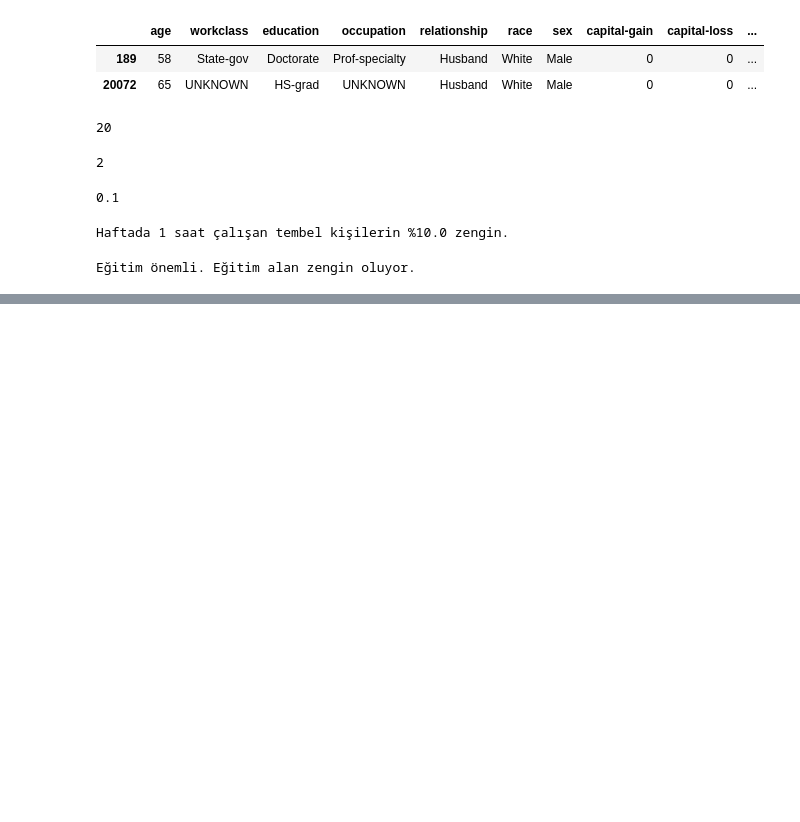
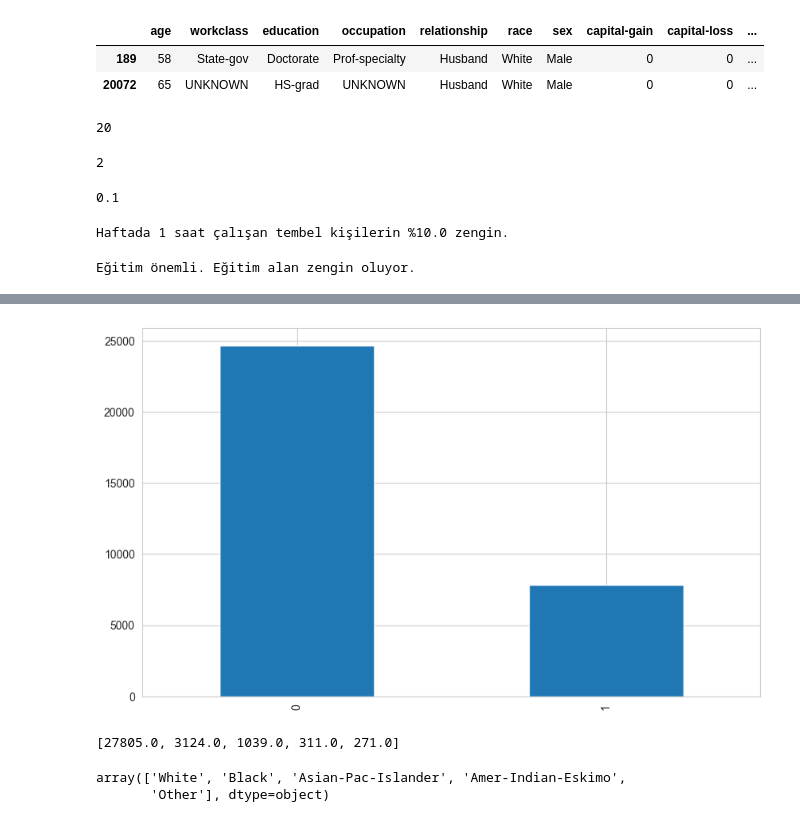
Before and after one commit to SefaYusuf/EDA, a Jupyter notebook: EDA-Ders2.ipynb, the cells around one changed output, grey strips where cells are left out. Drawn from its saved outputs; the diff is of its cells as text; code cells hidden in the pictures; blank space fills up the shorter version.

```diff
--- a/EDA-Ders2.ipynb
+++ b/EDA-Ders2.ipynb
@@ -870,0 +1206,11 @@ Eğitim önemli. Eğitim alan zengin oluyor.
+# %%
+df["salary"].value_counts().plot(kind="bar")
+plt.show()
+# %% [output]
+[figure, added]
+# %%
+pie1 = df.race.value_counts()
+pie1_list = [float(each) for each in df.race.value_counts()]
+pie1_list
+# %% [output]
+[27805.0, 3124.0, 1039.0, 311.0, 271.0]
@@ -870,0 +1253,5 @@ Eğitim önemli. Eğitim alan zengin oluyor.
+# %%
+df.race.unique()
+# %% [output]
+array(['White', 'Black', 'Asian-Pac-Islander', 'Amer-Indian-Eskimo',
+       'Other'], dtype=object)
```
Also changed, not shown: parts of 70 cells of this notebook, 2 other files.
